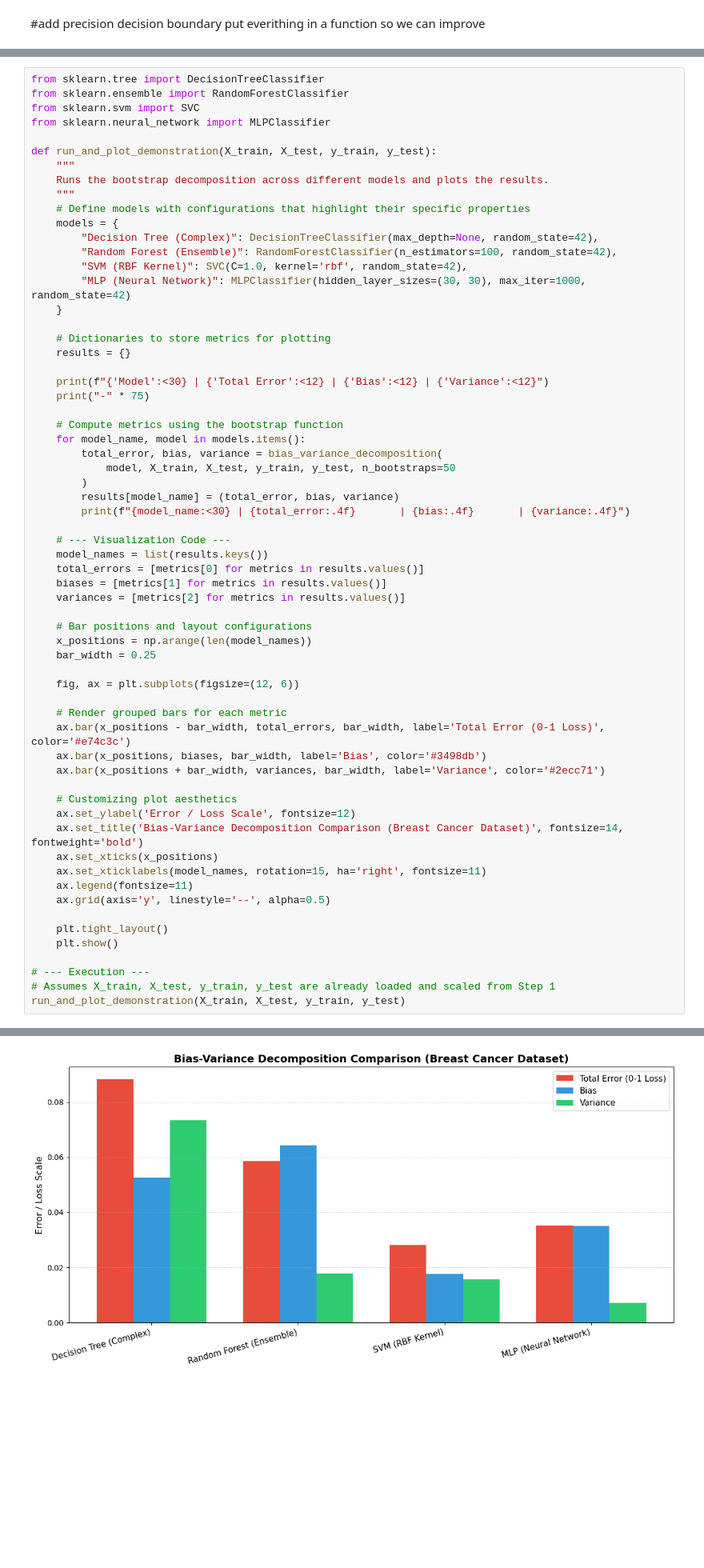
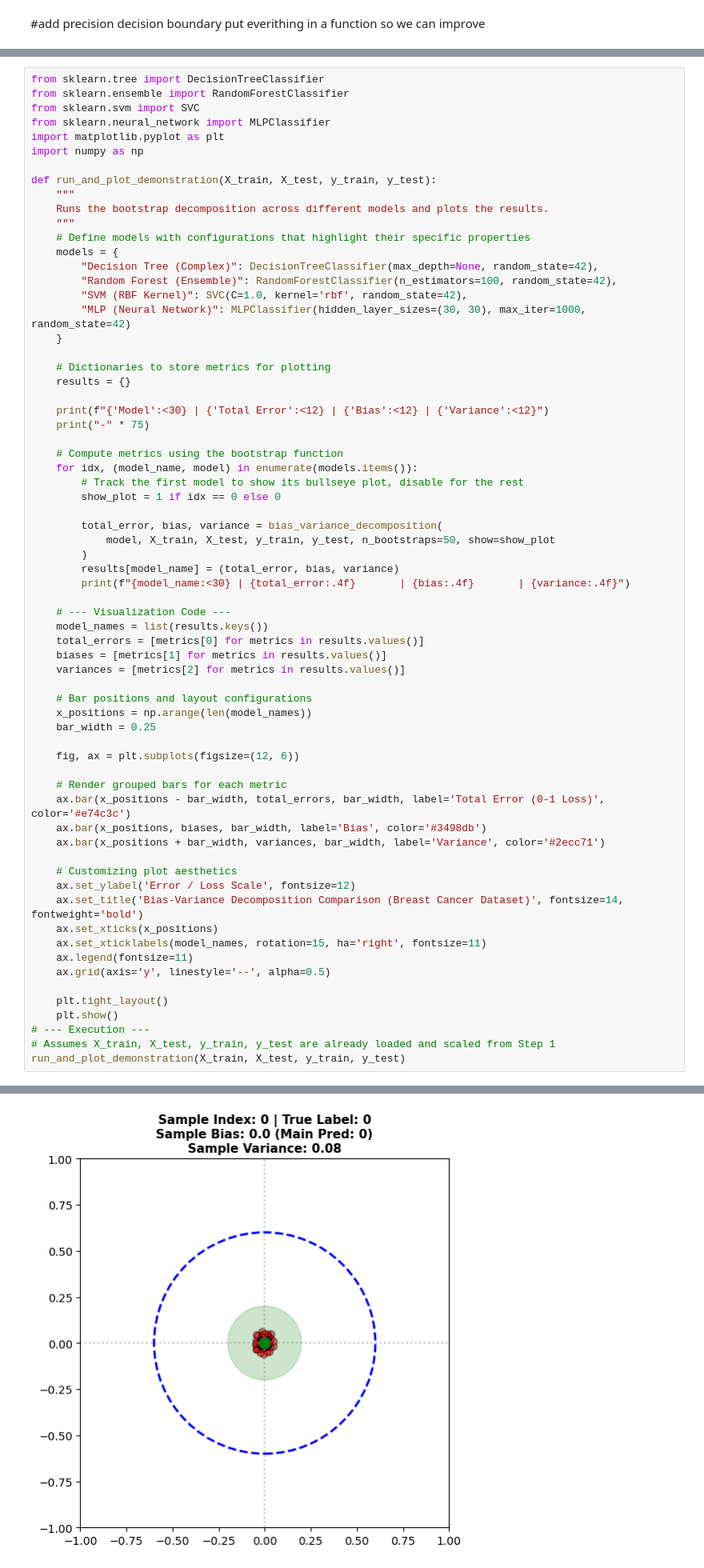
Before and after one commit to Mathis1311/Machine-Learning-project, a Jupyter notebook: project copy.ipynb, the cells around one changed output, grey strips where cells are left out. Shown at 80% size. Saved outputs shown, nothing was run; the diff lists cells and outputs as text; blank space fills up the shorter version.

Commit message:
New comments and plots added to task 2

```diff
--- a/project copy.ipynb
+++ b/project copy.ipynb
@@ -589,6 +671,8 @@ from sklearn.tree import DecisionTreeClassifier
 from sklearn.ensemble import RandomForestClassifier
 from sklearn.svm import SVC
 from sklearn.neural_network import MLPClassifier
+import matplotlib.pyplot as plt
+import numpy as np
 
 def run_and_plot_demonstration(X_train, X_test, y_train, y_test):
     """
@@ -609,9 +693,12 @@ def run_and_plot_demonstration(X_train, X_test, y_train, y_test):
     print("-" * 75)
 
     # Compute metrics using the bootstrap function
-    for model_name, model in models.items():
+    for idx, (model_name, model) in enumerate(models.items()):
+        # Track the first model to show its bullseye plot, disable for the rest
+        show_plot = 1 if idx == 0 else 0
+
         total_error, bias, variance = bias_variance_decomposition(
-            model, X_train, X_test, y_train, y_test, n_bootstraps=50
+            model, X_train, X_test, y_train, y_test, n_bootstraps=50, show=show_plot
         )
         results[model_name] = (total_error, bias, variance)
         print(f"{model_name:<30} | {total_error:.4f}       | {bias:.4f}       | {variance:.4f}")
@@ -643,7 +730,6 @@ def run_and_plot_demonstration(X_train, X_test, y_train, y_test):
 
     plt.tight_layout()
     plt.show()
-
 # --- Execution ---
 # Assumes X_train, X_test, y_train, y_test are already loaded and scaled from Step 1
 run_and_plot_demonstration(X_train, X_test, y_train, y_test)
@@ -657,4 +740,4 @@ MLP (Neural Network)           | 0.0352       | 0.0351       | 0.0071
-[figure, old version]
+[figure, new version]
 # %% [markdown]
 # 2.3.1 Expected Properties:
 # %% [markdown]
```
Also changed, not shown: parts of 9 cells of this notebook.
